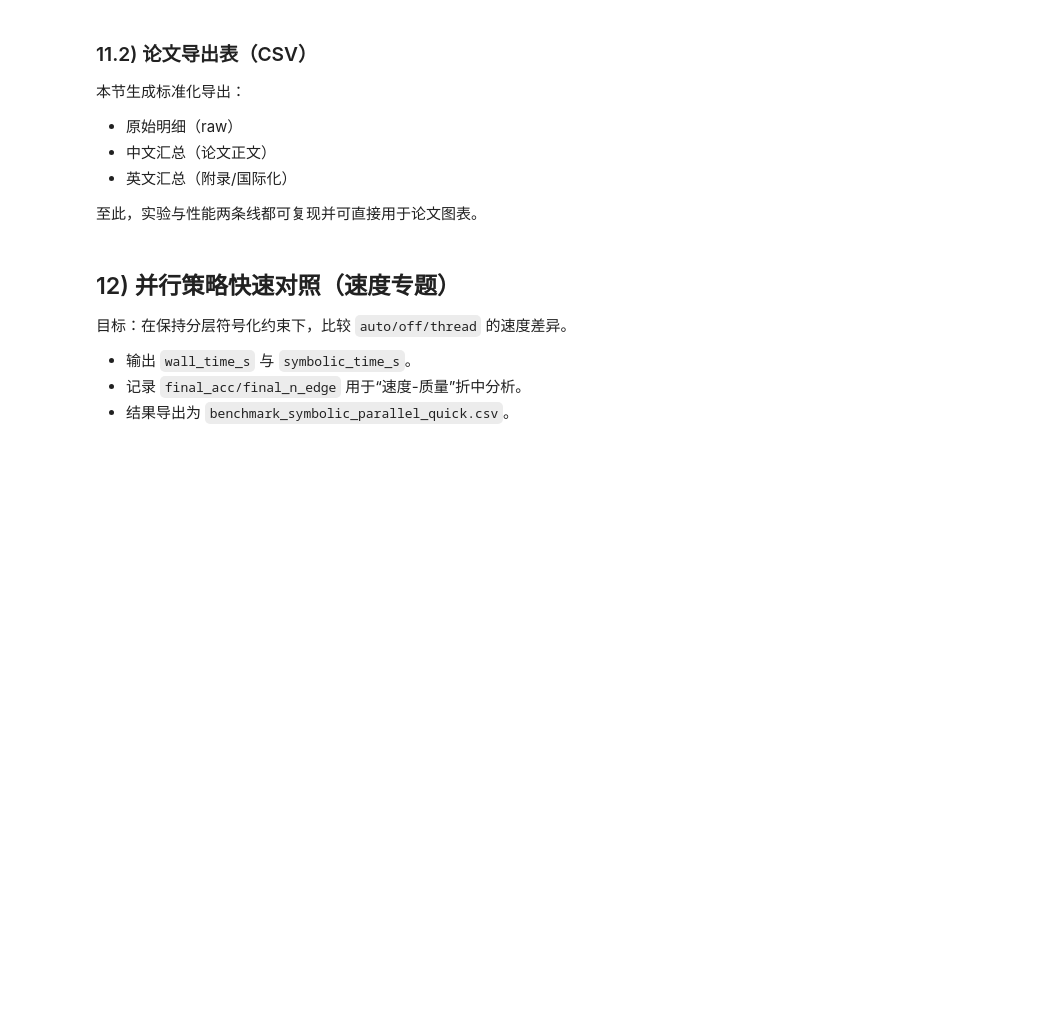
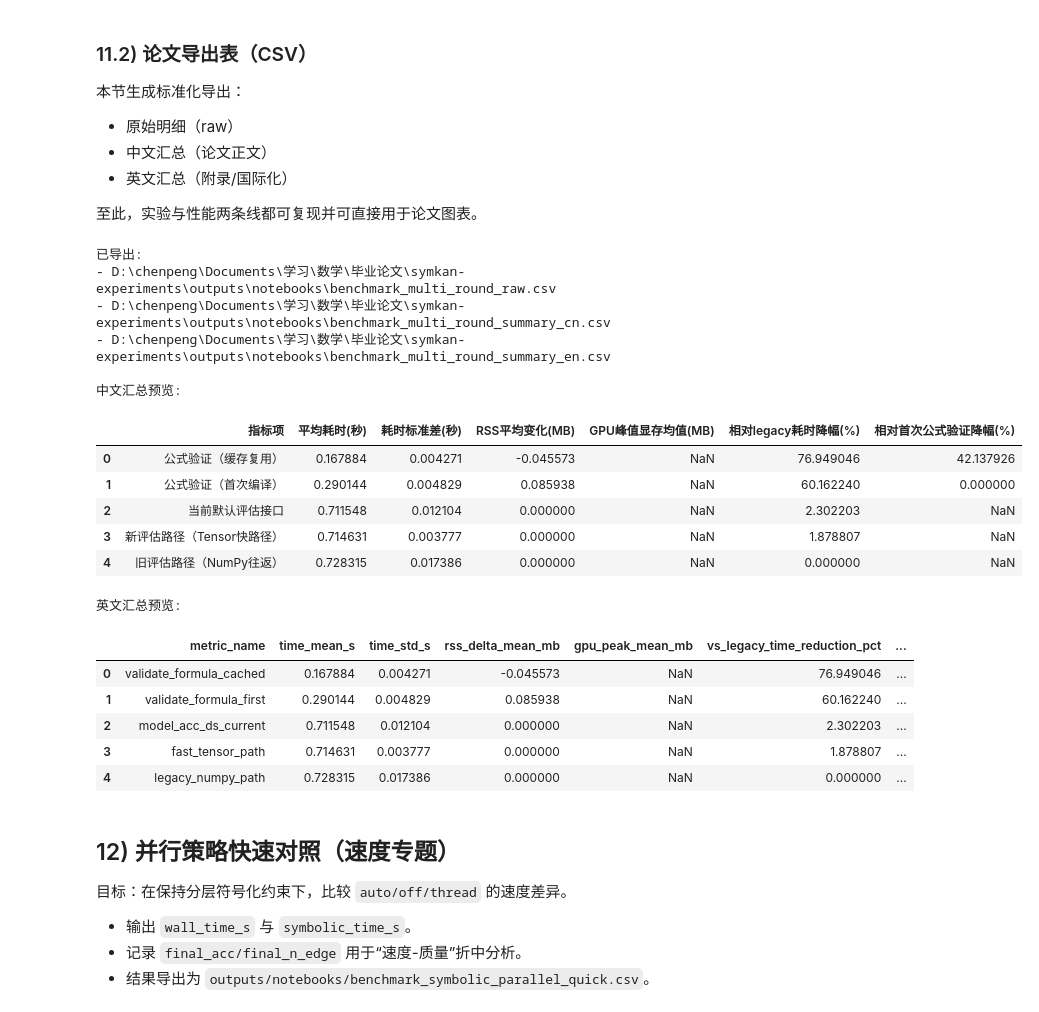
Before and after one commit to ccstudentcc/symkan-experiments, a Jupyter notebook: notebooks/kan.ipynb, the cells around one changed output. Saved outputs shown, nothing was run; the diff lists cells and outputs as text; code cells hidden in the pictures; blank space fills up the shorter version.

```diff
--- a/notebooks/kan.ipynb
+++ b/notebooks/kan.ipynb
@@ -826,7 +1030,7 @@ from pathlib import Path
 if "multi_round_raw" not in globals() or "multi_round_summary" not in globals():
     raise RuntimeError("请先运行上一单元（自动3轮汇总）生成 multi_round_raw 与 multi_round_summary。")
 
-report_dir = Path(".")
+report_dir = notebook_output_dir
 raw_csv_path = report_dir / "benchmark_multi_round_raw.csv"
 cn_csv_path = report_dir / "benchmark_multi_round_summary_cn.csv"
 en_csv_path = report_dir / "benchmark_multi_round_summary_en.csv"
@@ -860,40 +1064,60 @@ summary_cn = multi_round_summary.copy().rename(
 
 # 指标名中英文映射
 name_map_cn = {
     "legacy_numpy_path": "旧评估路径（NumPy往返）",
     "fast_tensor_path": "新评估路径（Tensor快路径）",
     "model_acc_ds_current": "当前默认评估接口",
     "validate_formula_first": "公式验证（首次编译）",
     "validate_formula_cached": "公式验证（缓存复用）",
 }
 summary_cn["指标项"] = summary_cn["指标项"].map(lambda x: name_map_cn.get(x, x))
 
 # 保留可读的小数位
 for df in (summary_en, summary_cn):
     for col in df.columns:
         if df[col].dtype.kind in ("f", "c"):
             df[col] = df[col].round(6)
 
 multi_round_raw.to_csv(raw_csv_path, index=False, encoding="utf-8-sig")
 summary_cn.to_csv(cn_csv_path, index=False, encoding="utf-8-sig")
 summary_en.to_csv(en_csv_path, index=False, encoding="utf-8-sig")
 
 print("已导出:")
 print(f"- {raw_csv_path}")
 print(f"- {cn_csv_path}")
 print(f"- {en_csv_path}")
 
 print("\n中文汇总预览:")
 display(summary_cn)
 print("\n英文汇总预览:")
 display(summary_en)
+# %% [output]
+已导出:
+- D:\chenpeng\Documents\学习\数学\毕业论文\symkan-experiments\outputs\notebooks\benchmark_multi_round_raw.csv
+- D:\chenpeng\Documents\学习\数学\毕业论文\symkan-experiments\outputs\notebooks\benchmark_multi_round_summary_cn.csv
+- D:\chenpeng\Documents\学习\数学\毕业论文\symkan-experiments\outputs\notebooks\benchmark_multi_round_summary_en.csv
+
+中文汇总预览:
+|  | 指标项 | 平均耗时(秒) | 耗时标准差(秒) | RSS平均变化(MB) | GPU峰值显存均值(MB) | 相对legacy耗时降幅(%) | 相对首次公式验证降幅(%) |
+| 0 | 公式验证（缓存复用） | 0.167884 | 0.004271 | -0.045573 | NaN | 76.949046 | 42.137926 |
+| 1 | 公式验证（首次编译） | 0.290144 | 0.004829 | 0.085938 | NaN | 60.162240 | 0.000000 |
+| 2 | 当前默认评估接口 | 0.711548 | 0.012104 | 0.000000 | NaN | 2.302203 | NaN |
+| 3 | 新评估路径（Tensor快路径） | 0.714631 | 0.003777 | 0.000000 | NaN | 1.878807 | NaN |
+| 4 | 旧评估路径（NumPy往返） | 0.728315 | 0.017386 | 0.000000 | NaN | 0.000000 | NaN |
+英文汇总预览:
+|  | metric_name | time_mean_s | time_std_s | rss_delta_mean_mb | gpu_peak_mean_mb | vs_legacy_time_reduction_pct | ... |
+| 0 | validate_formula_cached | 0.167884 | 0.004271 | -0.045573 | NaN | 76.949046 | ... |
+| 1 | validate_formula_first | 0.290144 | 0.004829 | 0.085938 | NaN | 60.162240 | ... |
+| 2 | model_acc_ds_current | 0.711548 | 0.012104 | 0.000000 | NaN | 2.302203 | ... |
+| 3 | fast_tensor_path | 0.714631 | 0.003777 | 0.000000 | NaN | 1.878807 | ... |
+| 4 | legacy_numpy_path | 0.728315 | 0.017386 | 0.000000 | NaN | 0.000000 | ... |
 # %% [markdown]
 ## 12) 并行策略快速对照（速度专题）
 
 目标：在保持分层符号化约束下，比较 `auto/off/thread` 的速度差异。
 - 输出 `wall_time_s` 与 `symbolic_time_s`。
 - 记录 `final_acc/final_n_edge` 用于“速度-质量”折中分析。
-- 结果导出为 `benchmark_symbolic_parallel_quick.csv`。
+- 结果导出为 `outputs/notebooks/benchmark_symbolic_parallel_quick.csv`。
 # %%
 # 快速并行策略对照（仅符号化阶段）
 import time
```
Also changed, not shown: parts of 14 cells of this notebook, 24 other files.
